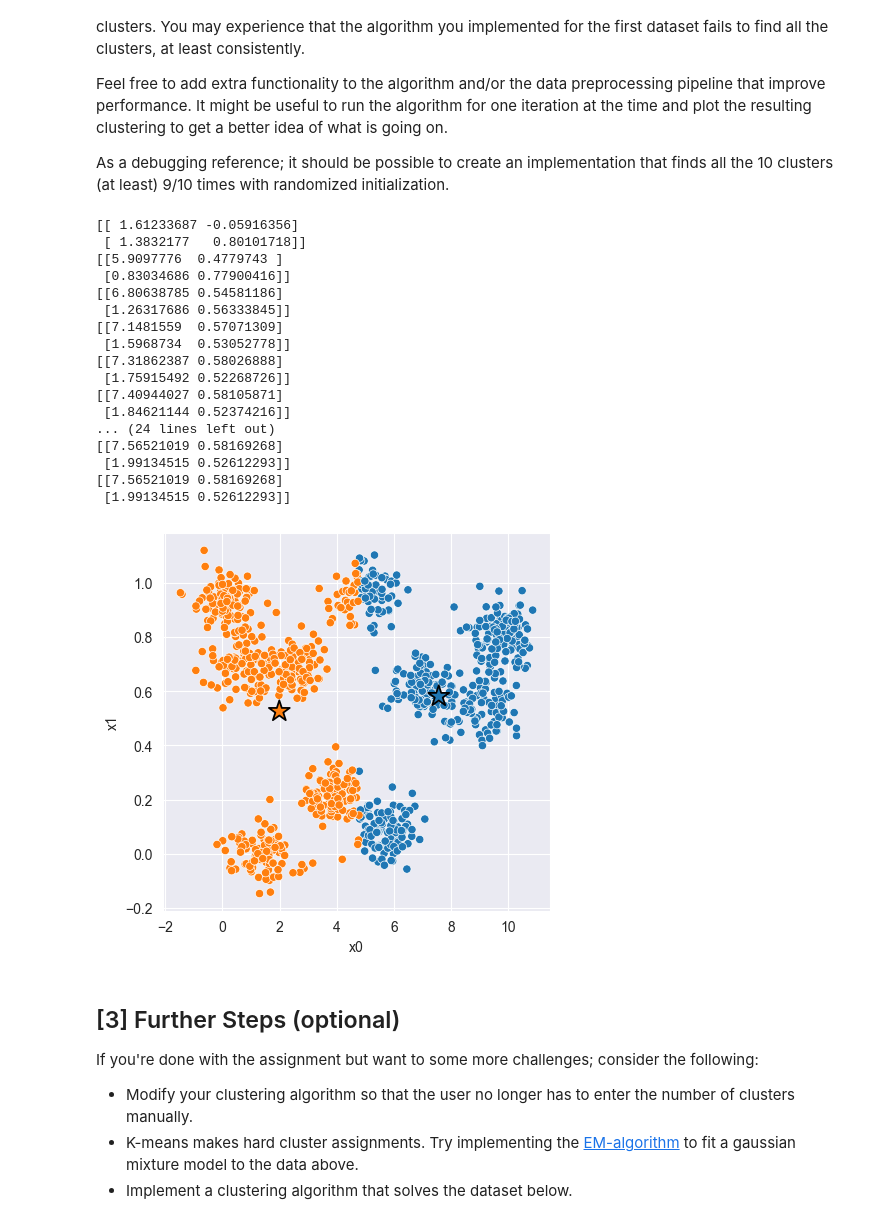
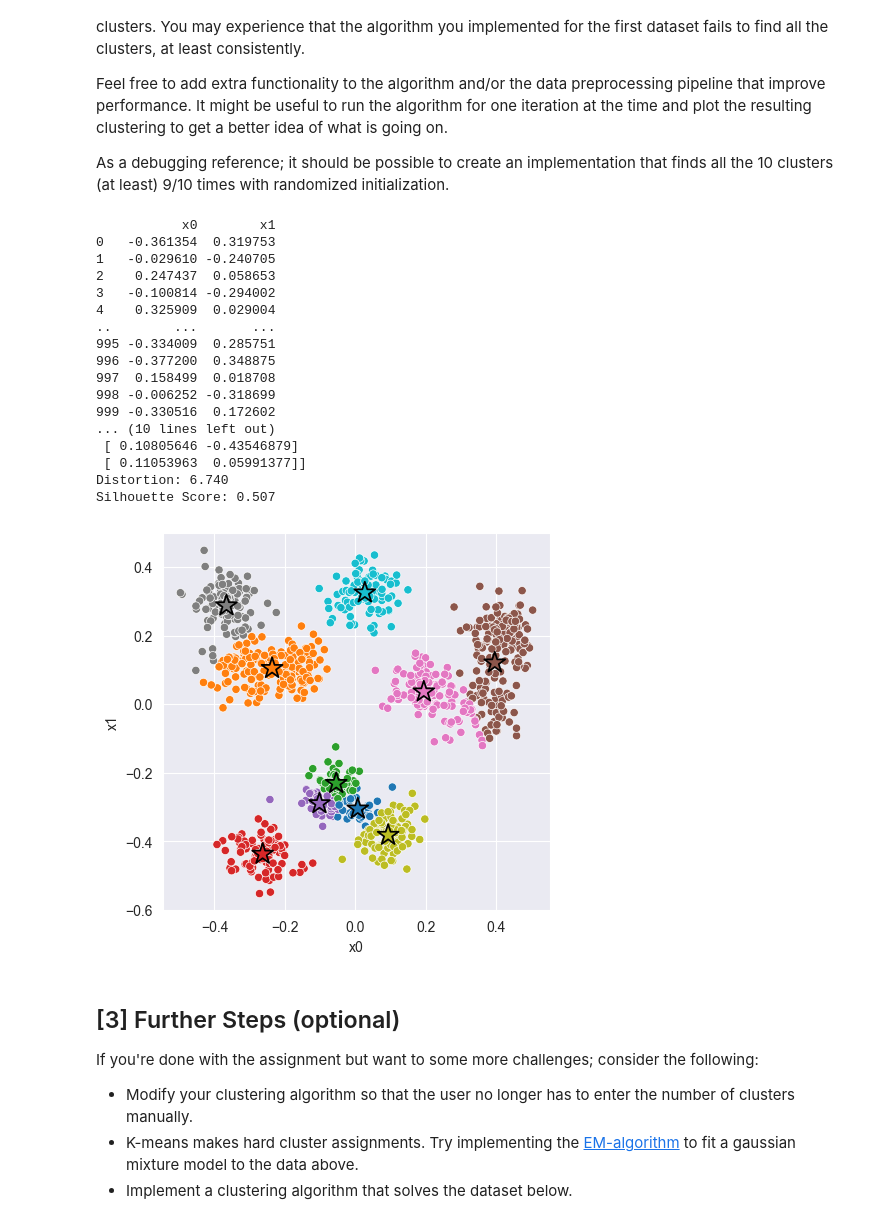
Before and after one commit to StefanTomic-NTNU/machinelearning, a Jupyter notebook: k_means/experiment.ipynb, the cells around one changed output. Drawn from its saved outputs; the diff is of its cells as text; code cells hidden in the pictures.

Commit message:
Normalized data

```diff
--- a/k_means/experiment.ipynb
+++ b/k_means/experiment.ipynb
@@ -142,40 +130,42 @@ As a debugging reference; it should be possible to create an implementation that
 # %%
 # Fit Model
 X = data_2[['x0', 'x1']]
-model_2 = km.KMeans()  # <-- Feel free to add hyperparameters
+X = km.normalize(X)
+print(X)
+model_2 = km.KMeans(k=10, stretch=5) # <-- Feel free to add hyperparameters
 model_2.fit(X)
 
 # Compute Silhouette Score
 z = model_2.predict(X)
-#print(f'Distortion: {km.euclidean_distortion(X, z) :.3f}')
-#print(f'Silhouette Score: {km.euclidean_silhouette(X, z) :.3f}')
+print(f'Distortion: {km.euclidean_distortion(X, z) :.3f}')
+print(f'Silhouette Score: {km.euclidean_silhouette(X, z) :.3f}')
 
 # Plot cluster assignments
 C = model_2.get_centroids()
 K = len(C)
 _, ax = plt.subplots(figsize=(5, 5), dpi=100)
 sns.scatterplot(x='x0', y='x1', hue=z, hue_order=range(K), palette='tab10', data=X, ax=ax);
 sns.scatterplot(x=C[:,0], y=C[:,1], hue=range(K), palette='tab10', marker='*', s=250, edgecolor='black', ax=ax)
 ax.legend().remove();
 # %% [output]
-[[ 1.61233687 -0.05916356]
- [ 1.3832177   0.80101718]]
-[[5.9097776  0.4779743 ]
- [0.83034686 0.77900416]]
-[[6.80638785 0.54581186]
- [1.26317686 0.56333845]]
-[[7.1481559  0.57071309]
- [1.5968734  0.53052778]]
-[[7.31862387 0.58026888]
- [1.75915492 0.52268726]]
-[[7.40944027 0.58105871]
- [1.84621144 0.52374216]]
-... (24 lines left out)
-[[7.56521019 0.58169268]
- [1.99134515 0.52612293]]
-[[7.56521019 0.58169268]
- [1.99134515 0.52612293]]
+           x0        x1
+0   -0.361354  0.319753
+1   -0.029610 -0.240705
+2    0.247437  0.058653
+3   -0.100814 -0.294002
+4    0.325909  0.029004
+..        ...       ...
+995 -0.334009  0.285751
+996 -0.377200  0.348875
+997  0.158499  0.018708
+998 -0.006252 -0.318699
+999 -0.330516  0.172602
+... (10 lines left out)
+ [ 0.10805646 -0.43546879]
+ [ 0.11053963  0.05991377]]
+Distortion: 6.740
+Silhouette Score: 0.507
-[figure, old version]
+[figure, new version]
 # %% [markdown]
 ## [3] Further Steps (optional)
 
```
Also changed, not shown: parts of 1 cell of this notebook, 1 other file.
